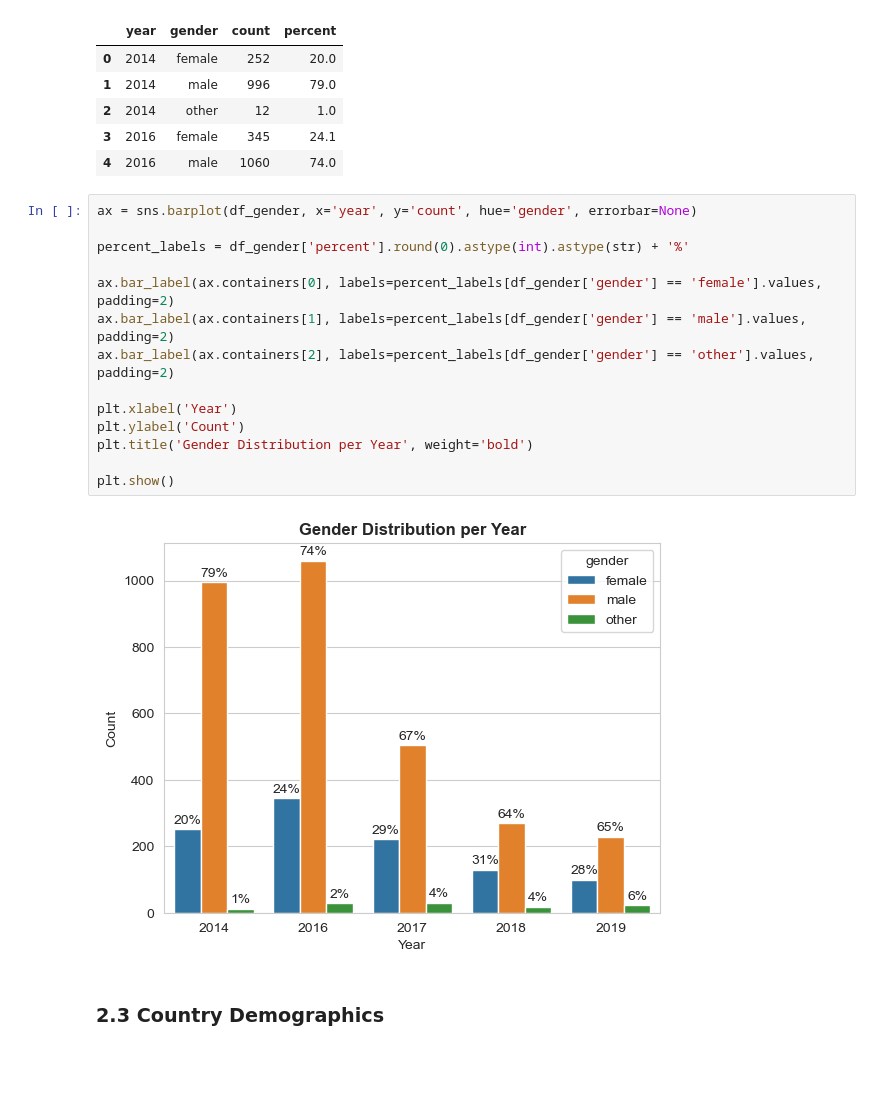
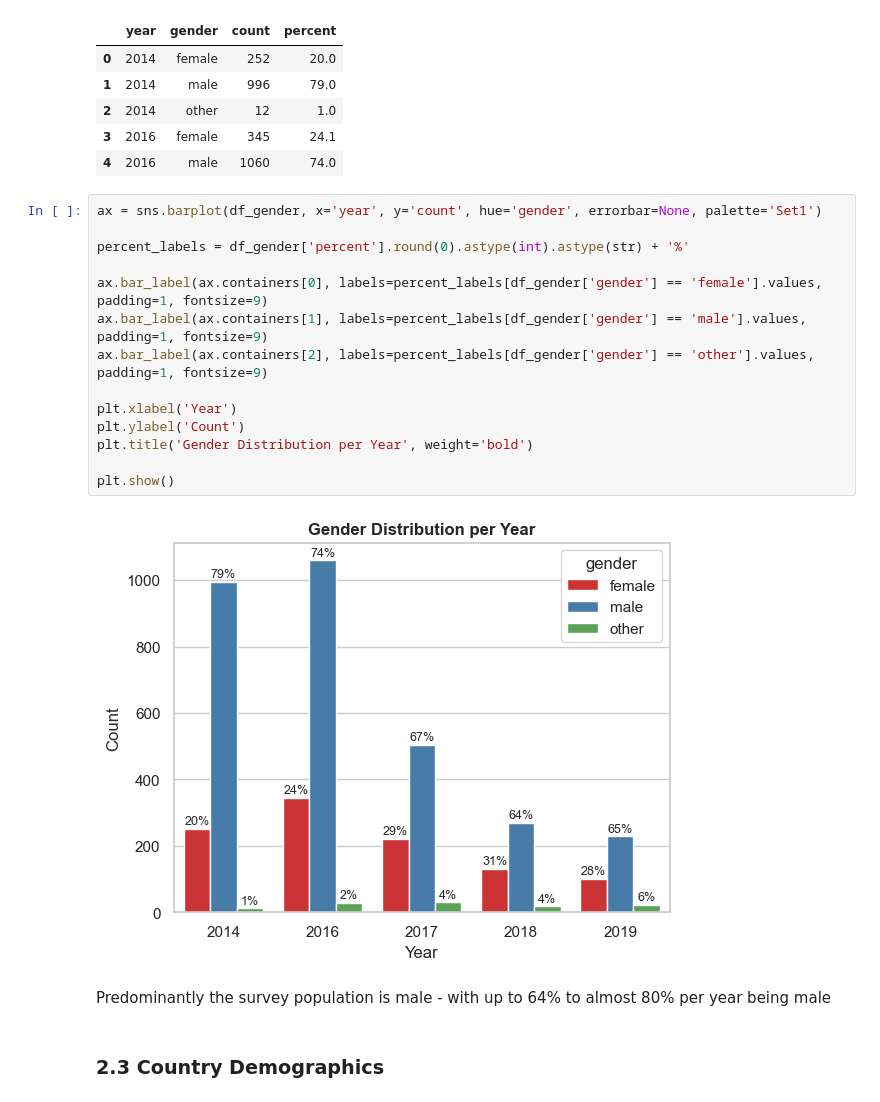
Before and after one commit to giddygarcia/Mental-Health-In-Tech, a Jupyter notebook: mental-health.ipynb, the cells around one changed output. Saved outputs shown, nothing was run; the diff lists cells and outputs as text; blank space fills up the shorter version.

```diff
--- a/mental-health.ipynb
+++ b/mental-health.ipynb
@@ -235,21 +237,23 @@ df_gender.head()
 | 3 | 2016 | female | 345 | 24.1 |
 | 4 | 2016 | male | 1060 | 74.0 |
 # %%
-ax = sns.barplot(df_gender, x='year', y='count', hue='gender', errorbar=None)
+ax = sns.barplot(df_gender, x='year', y='count', hue='gender', errorbar=None, palette='Set1')
 
 percent_labels = df_gender['percent'].round(0).astype(int).astype(str) + '%'
 
-ax.bar_label(ax.containers[0], labels=percent_labels[df_gender['gender'] == 'female'].values, padding=2)
-ax.bar_label(ax.containers[1], labels=percent_labels[df_gender['gender'] == 'male'].values, padding=2)
-ax.bar_label(ax.containers[2], labels=percent_labels[df_gender['gender'] == 'other'].values, padding=2)
+ax.bar_label(ax.containers[0], labels=percent_labels[df_gender['gender'] == 'female'].values, padding=1, fontsize=9)
+ax.bar_label(ax.containers[1], labels=percent_labels[df_gender['gender'] == 'male'].values, padding=1, fontsize=9)
+ax.bar_label(ax.containers[2], labels=percent_labels[df_gender['gender'] == 'other'].values, padding=1, fontsize=9)
 
 plt.xlabel('Year')
 plt.ylabel('Count')
 plt.title('Gender Distribution per Year', weight='bold')
 
 plt.show()
 # %% [output]
-[figure, old version]
+[figure, new version]
+# %% [markdown]
+Predominantly the survey population is male - with up to 64% to almost 80% per year being male
 # %% [markdown]
 ### 2.3 Country Demographics
 # %%
```
Also changed, not shown: parts of 24 cells of this notebook.
